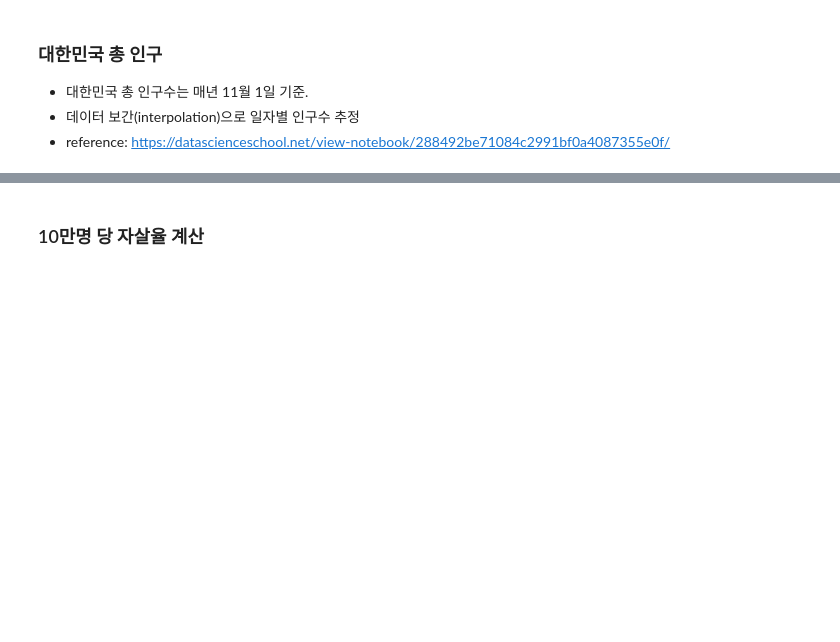
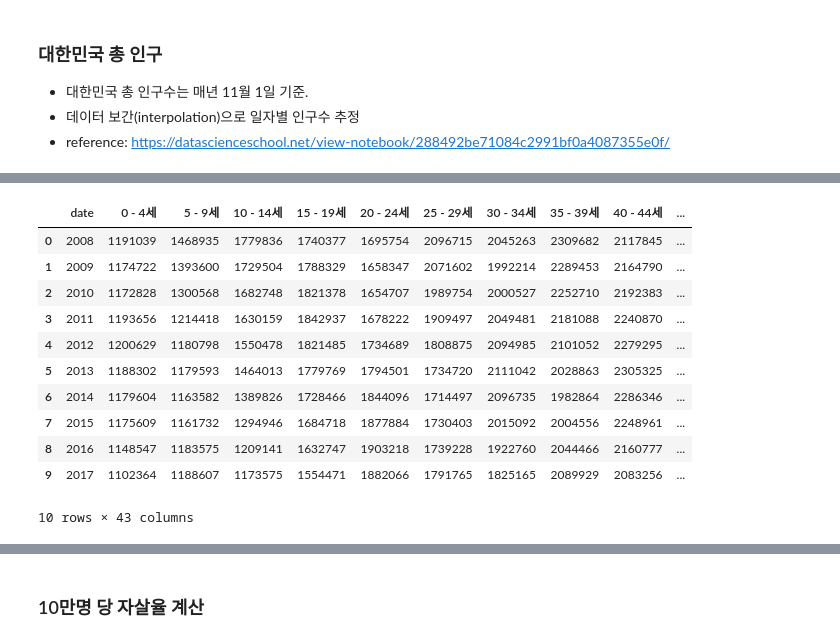
Before and after one commit to Domainjoong/Suicide_Article, a Jupyter notebook: Merge_data.ipynb, the cells around one changed output, grey strips where cells are left out. Drawn from its saved outputs; the diff is of its cells as text; code cells hidden in the pictures; blank space fills up the shorter version.

```diff
--- a/Merge_data.ipynb
+++ b/Merge_data.ipynb
@@ -2,11 +2,26 @@
 import pickle
 import datetime
 # %%
+## 네이버 기사
 naver_article_2015_2018 = pd.read_csv("data/raw/네이버기사/naver_article_2015_2018.csv")
 naver_article_2008_2014 = pd.read_csv("data/raw/네이버기사/naver_article_2008_2014.csv")
-suicide_count_2015 = pd.read_csv("data/raw/자살자수/2015.csv", header=None, names=["사망자 주소(시도)", "성별", "사망연월일", "사망시간", "사망원인 56항목 분류"])
-suicide_count_2016 = pd.read_csv("data/raw/자살자수/2016.csv", header=None, names=["사망자 주소(시도)", "성별", "사망연월일", "사망시간", "사망원인 56항목 분류"])
-suicide_count_2017 = pd.read_csv("data/raw/자살자수/2017.csv", header=None, names=["사망자 주소(시도)", "성별", "사망연월일", "사망시간", "사망원인 56항목 분류"])
-population = pd.read_csv("data/raw/총인구수/인구총조사_인구_시도_시_군_구(2015-2017)__20190802230502.csv", encoding="euc-kr")
+naver_article = pd.concat([naver_article_2008_2014, naver_article_2015_2018], ignore_index=True)
+
+## 자살자 수
+suicide_count = []
+year_ls = list(range(2008, 2018))
+year_ls.remove(2015)
+for year in year_ls:
+    temp = pd.read_csv("data/raw/자살자수/{}.csv".format(year), header=None, names=["사망자 주소(시도)", "성별", "사망연월일", "사망시간", "사망연령(각세)", "사망원인 56항목 분류"])
+    temp.drop(columns = "사망자 주소(시도)", inplace = True)
+    suicide_count.append(temp)
+## 2015년은 통계청이 사망자 주소 시도를 제공하지 않음.
+temp = pd.read_csv("data/raw/자살자수/2015.csv".format(year), header=None, names=["성별", "사망연월일", "사망시간", "사망연령(각세)", "사망원인 56항목 분류"])
+suicide_count.append(temp)
+## 다 합치기
+suicide_count = pd.concat(suicide_count, ignore_index=True)
+
+## 인구
+population = pd.read_csv("data/raw/총인구수/성_및_연령별_추계인구_전국.csv", encoding="euc-kr")
 # %% [markdown]
 ### Naver Article
@@ -73,0 +141,23 @@ population_year
+# %%
+population = population[population["성별"] != "전체"]
+population = population[population["연령별"] != "계"]
+population = population[population["연령별"] != "80세이상"]
+population.reset_index(drop = True, inplace = True)
+population_use = population.iloc[:, 3:].T
+population_use.columns = population["연령별"].values
+population_use.reset_index(inplace=True)
+population_use.rename(columns = {"index" : "date"}, inplace = True)
+population_use
+# %% [output]
+|  | date | 0 - 4세 | 5 - 9세 | 10 - 14세 | 15 - 19세 | 20 - 24세 | 25 - 29세 | 30 - 34세 | 35 - 39세 | 40 - 44세 | ... |
+| 0 | 2008 | 1191039 | 1468935 | 1779836 | 1740377 | 1695754 | 2096715 | 2045263 | 2309682 | 2117845 | ... |
+| 1 | 2009 | 1174722 | 1393600 | 1729504 | 1788329 | 1658347 | 2071602 | 1992214 | 2289453 | 2164790 | ... |
+| 2 | 2010 | 1172828 | 1300568 | 1682748 | 1821378 | 1654707 | 1989754 | 2000527 | 2252710 | 2192383 | ... |
+| 3 | 2011 | 1193656 | 1214418 | 1630159 | 1842937 | 1678222 | 1909497 | 2049481 | 2181088 | 2240870 | ... |
+| 4 | 2012 | 1200629 | 1180798 | 1550478 | 1821485 | 1734689 | 1808875 | 2094985 | 2101052 | 2279295 | ... |
+| 5 | 2013 | 1188302 | 1179593 | 1464013 | 1779769 | 1794501 | 1734720 | 2111042 | 2028863 | 2305325 | ... |
+| 6 | 2014 | 1179604 | 1163582 | 1389826 | 1728466 | 1844096 | 1714497 | 2096735 | 1982864 | 2286346 | ... |
+| 7 | 2015 | 1175609 | 1161732 | 1294946 | 1684718 | 1877884 | 1730403 | 2015092 | 2004556 | 2248961 | ... |
+| 8 | 2016 | 1148547 | 1183575 | 1209141 | 1632747 | 1903218 | 1739228 | 1922760 | 2044466 | 2160777 | ... |
+| 9 | 2017 | 1102364 | 1188607 | 1173575 | 1554471 | 1882066 | 1791765 | 1825165 | 2089929 | 2083256 | ... |
+10 rows × 43 columns
```
Also changed, not shown: parts of 24 cells of this notebook.
